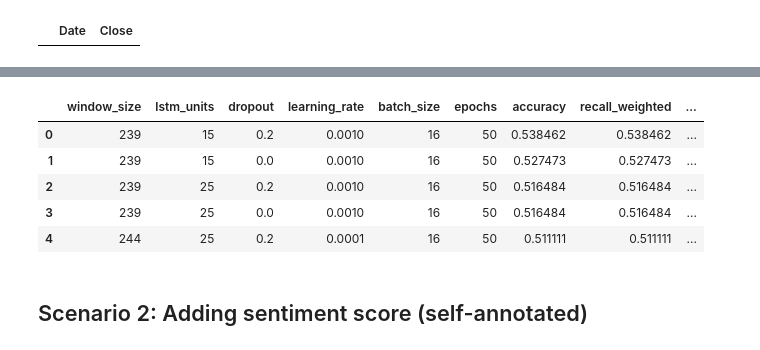
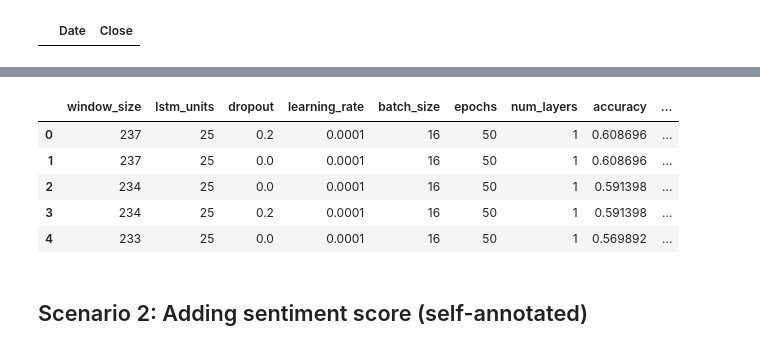
Before and after one commit to gaeldatascience/apple-stock-prediction, a Jupyter notebook: main.ipynb, the cells around one changed output, grey strips where cells are left out. Saved outputs shown, nothing was run; the diff lists cells and outputs as text; code cells hidden in the pictures.

```diff
--- a/main.ipynb
+++ b/main.ipynb
@@ -913,12 +423,13 @@ results_lstm_scenario_1 = rolling_lstm_pipeline(
 # %%
-pd.read_csv("results/results_lstm_scenario_1.csv").head() # Results (ran on Colab then imported here)
+results_lstm_1 = pd.read_parquet("results/res_lstm_1.pq") # (ran on Colab then imported here)
+results_lstm_1.head()
 # %% [output]
-|  | window_size | lstm_units | dropout | learning_rate | batch_size | epochs | accuracy | recall_weighted | ... |
-| 0 | 239 | 15 | 0.2 | 0.0010 | 16 | 50 | 0.538462 | 0.538462 | ... |
-| 1 | 239 | 15 | 0.0 | 0.0010 | 16 | 50 | 0.527473 | 0.527473 | ... |
-| 2 | 239 | 25 | 0.2 | 0.0010 | 16 | 50 | 0.516484 | 0.516484 | ... |
-| 3 | 239 | 25 | 0.0 | 0.0010 | 16 | 50 | 0.516484 | 0.516484 | ... |
-| 4 | 244 | 25 | 0.2 | 0.0001 | 16 | 50 | 0.511111 | 0.511111 | ... |
+|  | window_size | lstm_units | dropout | learning_rate | batch_size | epochs | num_layers | accuracy | ... |
+| 0 | 237 | 25 | 0.2 | 0.0001 | 16 | 50 | 1 | 0.608696 | ... |
+| 1 | 237 | 25 | 0.0 | 0.0001 | 16 | 50 | 1 | 0.608696 | ... |
+| 2 | 234 | 25 | 0.0 | 0.0001 | 16 | 50 | 1 | 0.591398 | ... |
+| 3 | 234 | 25 | 0.2 | 0.0001 | 16 | 50 | 1 | 0.591398 | ... |
+| 4 | 233 | 25 | 0.0 | 0.0001 | 16 | 50 | 1 | 0.569892 | ... |
 # %% [markdown]
 ## Scenario 2: Adding sentiment score (self-annotated)
 # %%
```
Also changed, not shown: parts of 69 cells of this notebook, 31 other files.
